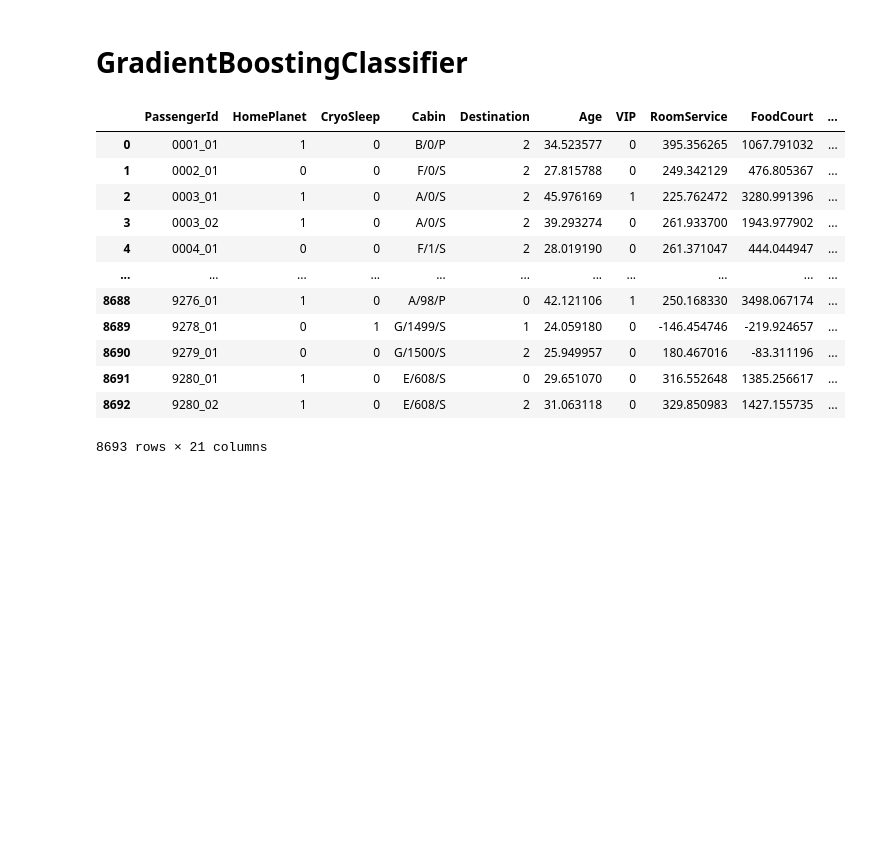
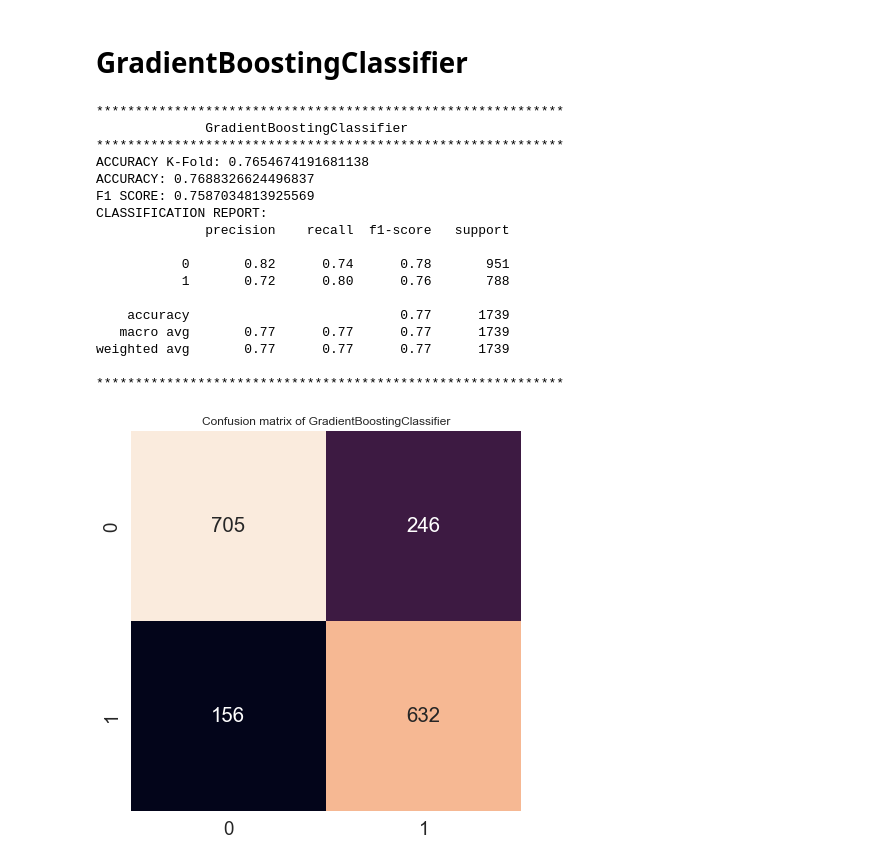
Before and after one commit to team-pass-ds/Spaceship-Titanic, a Jupyter notebook: notebooks/Comp-notebook.ipynb, the cells around one changed output. Drawn from its saved outputs; the diff is of its cells as text; code cells hidden in the pictures; blank space fills up the shorter version.

```diff
--- a/notebooks/Comp-notebook.ipynb
+++ b/notebooks/Comp-notebook.ipynb
@@ -560,18 +614,2 @@ X_train, X_test, y_train, y_test = train_test_split(X, y, test_size=0.20, random
 # %% [markdown]
 # GradientBoostingClassifier
-# %%
-df
-# %% [output]
-|  | PassengerId | HomePlanet | CryoSleep | Cabin | Destination | Age | VIP | RoomService | FoodCourt | ... |
-| 0 | 0001_01 | 1 | 0 | B/0/P | 2 | 34.523577 | 0 | 395.356265 | 1067.791032 | ... |
-| 1 | 0002_01 | 0 | 0 | F/0/S | 2 | 27.815788 | 0 | 249.342129 | 476.805367 | ... |
-| 2 | 0003_01 | 1 | 0 | A/0/S | 2 | 45.976169 | 1 | 225.762472 | 3280.991396 | ... |
-| 3 | 0003_02 | 1 | 0 | A/0/S | 2 | 39.293274 | 0 | 261.933700 | 1943.977902 | ... |
-| 4 | 0004_01 | 0 | 0 | F/1/S | 2 | 28.019190 | 0 | 261.371047 | 444.044947 | ... |
-| ... | ... | ... | ... | ... | ... | ... | ... | ... | ... | ... |
-| 8688 | 9276_01 | 1 | 0 | A/98/P | 0 | 42.121106 | 1 | 250.168330 | 3498.067174 | ... |
-| 8689 | 9278_01 | 0 | 1 | G/1499/S | 1 | 24.059180 | 0 | -146.454746 | -219.924657 | ... |
-| 8690 | 9279_01 | 0 | 0 | G/1500/S | 2 | 25.949957 | 0 | 180.467016 | -83.311196 | ... |
-| 8691 | 9280_01 | 1 | 0 | E/608/S | 0 | 29.651070 | 0 | 316.552648 | 1385.256617 | ... |
-| 8692 | 9280_02 | 1 | 0 | E/608/S | 2 | 31.063118 | 0 | 329.850983 | 1427.155735 | ... |
-8693 rows × 21 columns
@@ -577,0 +618,24 @@ df
+# %%
+grad = GradientBoostingClassifier()
+grad = grad.fit(X_train, y_train)
+# %%
+getModelReport(grad, X_train, y_train, X_test, y_test)
+# %% [output]
+************************************************************
+              GradientBoostingClassifier
+************************************************************
+ACCURACY K-Fold: 0.7654674191681138
+ACCURACY: 0.7688326624496837
+F1 SCORE: 0.7587034813925569
+CLASSIFICATION REPORT:
+              precision    recall  f1-score   support
+
+           0       0.82      0.74      0.78       951
+           1       0.72      0.80      0.76       788
+
+    accuracy                           0.77      1739
+   macro avg       0.77      0.77      0.77      1739
+weighted avg       0.77      0.77      0.77      1739
+
+************************************************************
+[figure, added]
```
Also changed, not shown: parts of 5 cells of this notebook.
